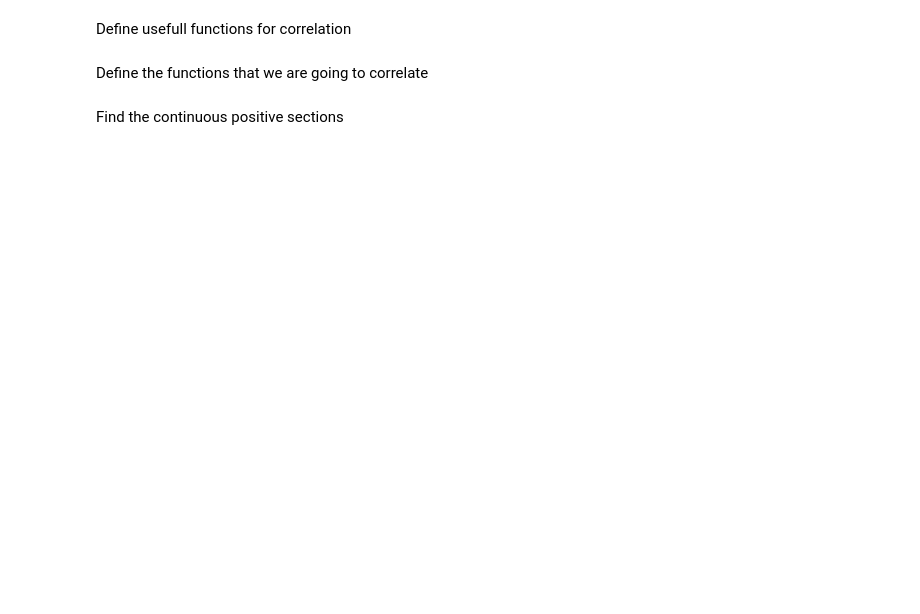
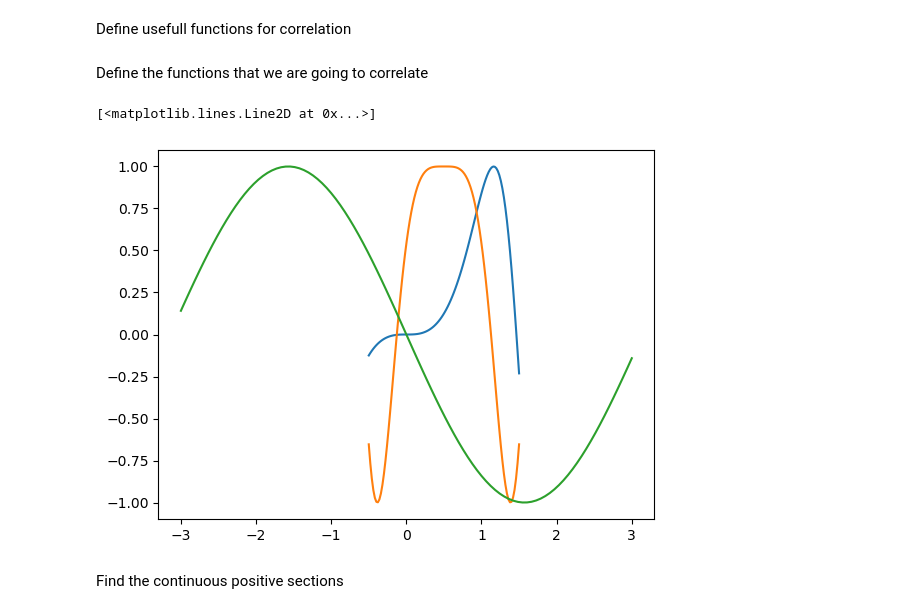
Before and after one commit to DimitrisGkoutzounis/SafeOpt-MAS, a Jupyter notebook: tools/function_corelation.ipynb, the cells around one changed output. Saved outputs shown, nothing was run; the diff lists cells and outputs as text; code cells hidden in the pictures; blank space fills up the shorter version.

```diff
--- a/tools/function_corelation.ipynb
+++ b/tools/function_corelation.ipynb
@@ -76,4 +76,21 @@ def generate_correlated_plot(x, y, x2, y2,func_form, sections_y, sections_y2):
     plt.show()
 # %% [markdown]
 Define the functions that we are going to correlate
+# %%
+x1 = np.linspace(-0.5, 1.5, 100)
+x2 = np.linspace(-2, 2, 100)
+x3 = np.linspace(-3, 3, 100)
+
+y_true = np.sin(x1**3) + np.cos(x2**2) - np.sin(x3)
+
+y_1 = np.sin(x1**3)
+y_2 = np.cos(x2**2)
+y_3 = -np.sin(x3)
+
+plt.plot(x1, y_1, label='sin(x^3)')
+plt.plot(x1, y_2, label='cos(x^2)')
+plt.plot(x3, y_3, label='-sin(x)')
+# %% [output]
+[<matplotlib.lines.Line2D at 0x...>]
+[figure, added]
 # %%
```
Also changed, not shown: parts of 5 cells of this notebook, 39 other files.
